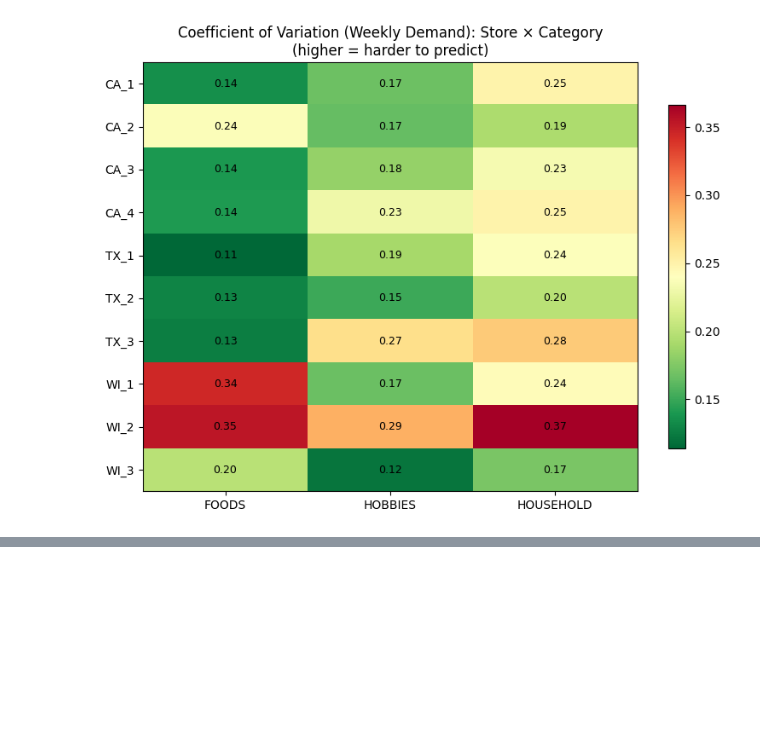
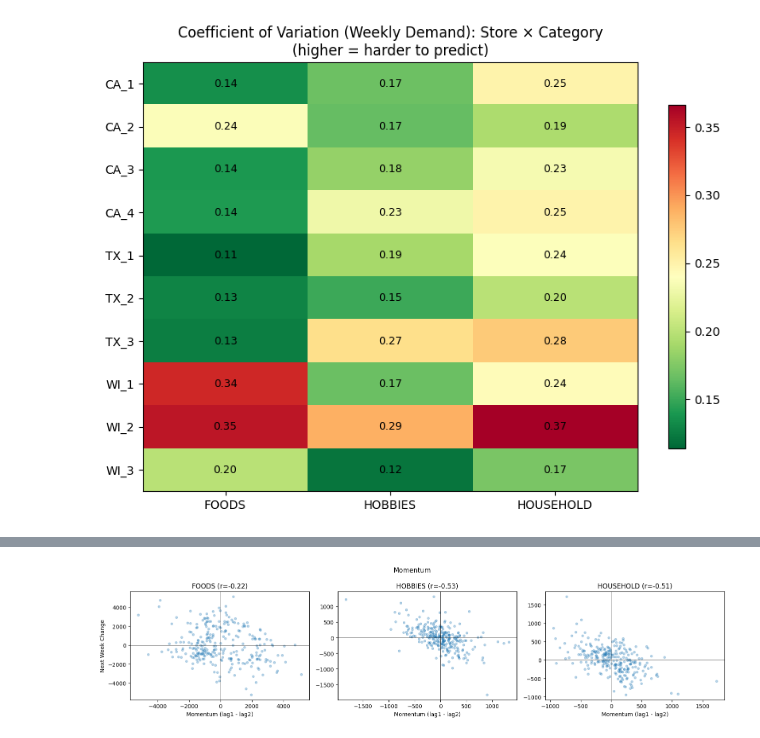
Before and after one commit to isaacvm98/ids705_project, a Jupyter notebook: notebooks/notebook_01_data_loading_and_eda.ipynb, the cells around one changed output, grey strips where cells are left out. Cells and saved outputs as stored; diff of their text form; code cells hidden in the pictures; blank space fills up the shorter version.

```diff
--- a/notebooks/notebook_01_data_loading_and_eda.ipynb
+++ b/notebooks/notebook_01_data_loading_and_eda.ipynb
@@ -567,0 +635,22 @@ plt.show()
+# %%
+fig, axes = plt.subplots(1, 3, figsize=(16, 4))
+
+for ax, cat in zip(axes, sorted(weekly['cat_id'].unique())):
+    subset = weekly[(weekly['cat_id'] == cat) & (weekly['store_id'] == 'CA_1')].sort_values('week_start').copy()
+    subset['momentum'] = subset['weekly_units'].shift(1) - subset['weekly_units'].shift(2)
+    subset['next_change'] = subset['weekly_units'] - subset['weekly_units'].shift(1)
+    subset = subset.dropna()
+
+    ax.scatter(subset['momentum'], subset['next_change'], alpha=0.3, s=15)
+    ax.axhline(0, color='black', lw=0.5)
+    ax.axvline(0, color='black', lw=0.5)
+    corr = subset[['momentum', 'next_change']].corr().iloc[0, 1]
+    ax.set_title(f'{cat} (r={corr:.2f})')
+    ax.set_xlabel('Momentum (lag1 - lag2)')
+
+axes[0].set_ylabel('Next Week Change')
+plt.suptitle('Momentum')
+plt.tight_layout()
+plt.show()
+# %% [output]
+[figure, added]
```
Also changed, not shown: parts of 10 cells of this notebook, 4 other files.
